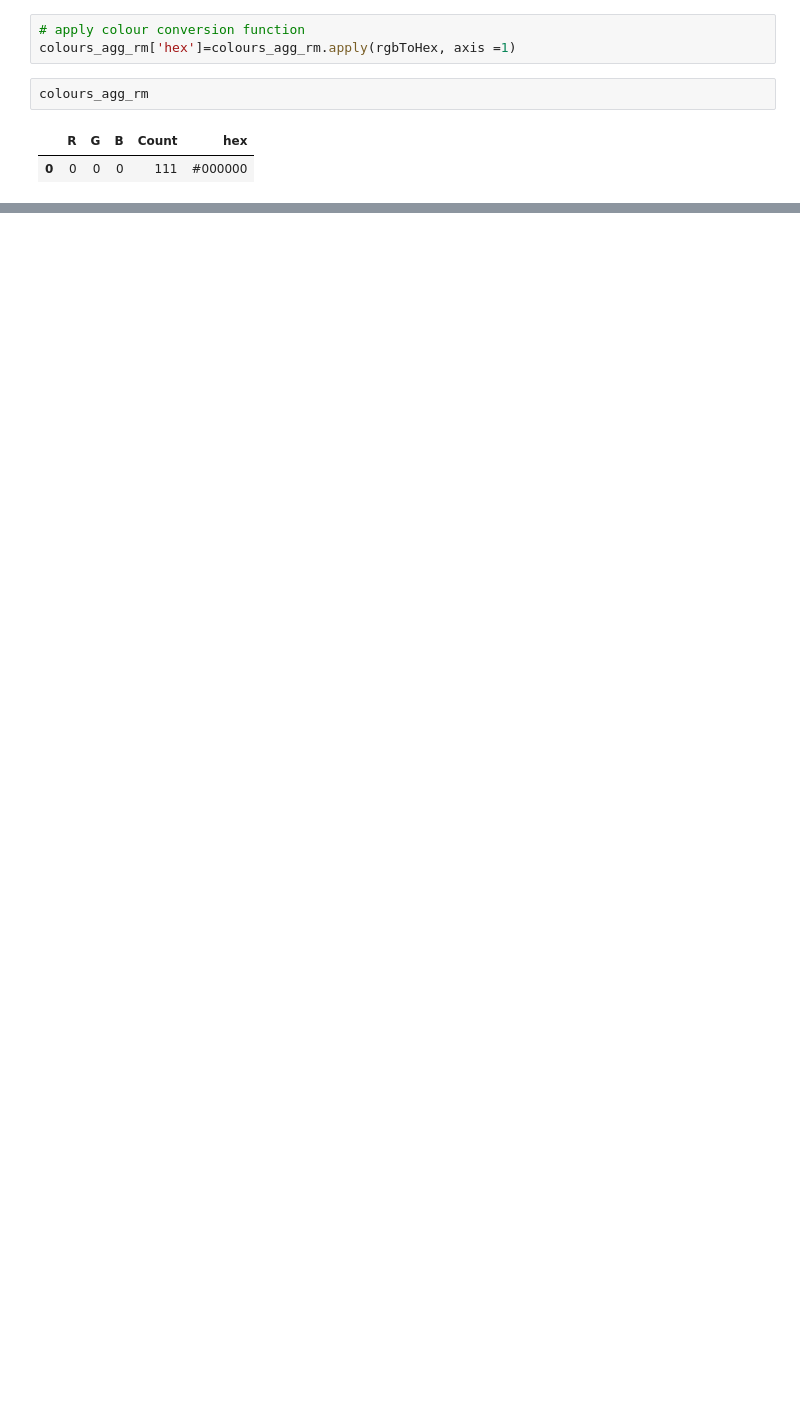
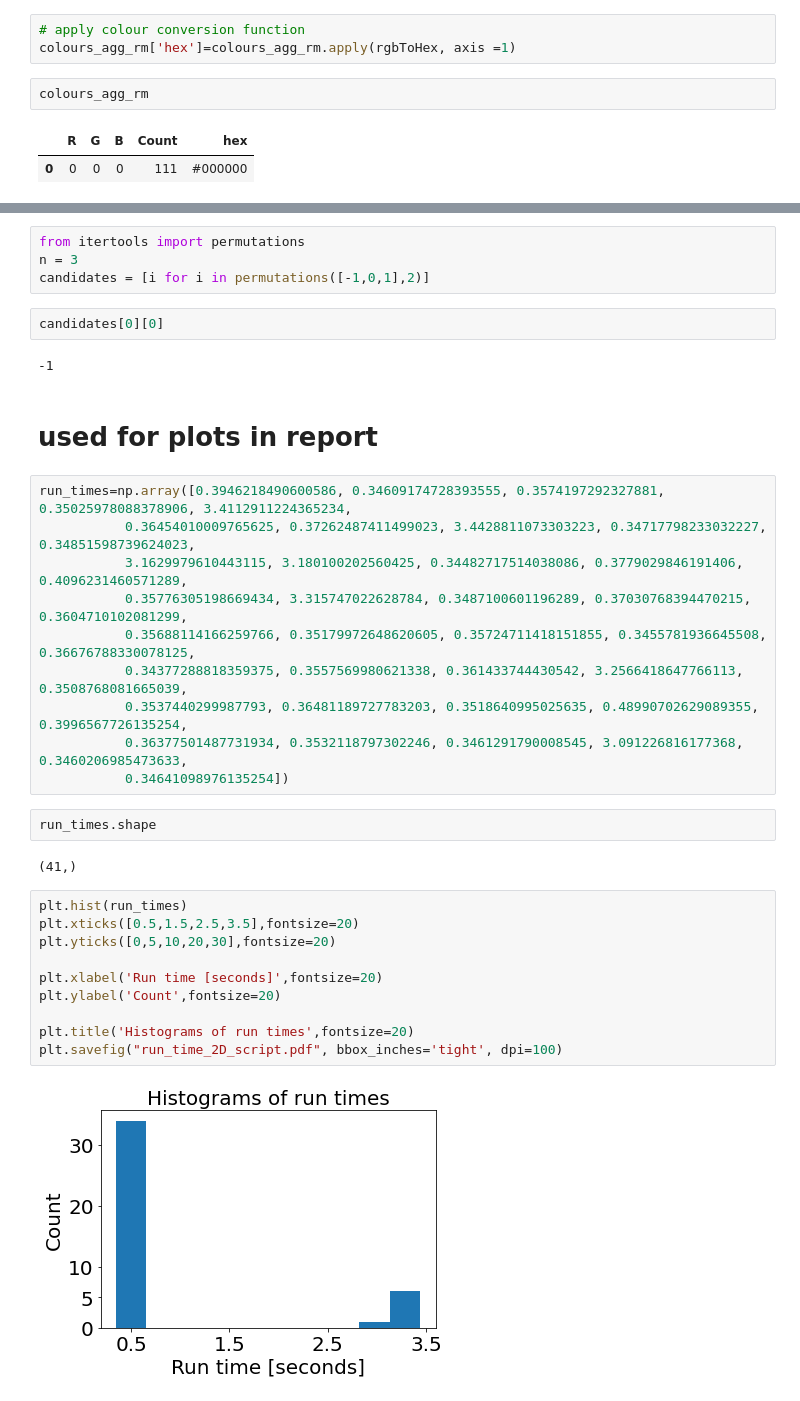
Before and after one commit to Shee-Ra/computer_vision, a Jupyter notebook: 2_2D_spatial_cross_correlation/notebooks/Exploring working with numpy and images.ipynb, the cells around one changed output, grey strips where cells are left out. Cells and saved outputs as stored; diff of their text form; blank space fills up the shorter version.

```diff
--- a/2_2D_spatial_cross_correlation/notebooks/Exploring working with numpy and images.ipynb
+++ b/2_2D_spatial_cross_correlation/notebooks/Exploring working with numpy and images.ipynb
@@ -304,0 +312,36 @@ plot
+# %%
+from itertools import permutations
+n = 3
+candidates = [i for i in permutations([-1,0,1],2)]
+# %%
+candidates[0][0]
+# %% [output]
+-1
+# %% [markdown]
+# used for plots in report
+# %%
+run_times=np.array([0.3946218490600586, 0.34609174728393555, 0.3574197292327881, 0.35025978088378906, 3.4112911224365234,
+           0.36454010009765625, 0.37262487411499023, 3.4428811073303223, 0.34717798233032227, 0.34851598739624023,
+           3.1629979610443115, 3.180100202560425, 0.34482717514038086, 0.3779029846191406, 0.4096231460571289,
+           0.35776305198669434, 3.315747022628784, 0.3487100601196289, 0.37030768394470215, 0.3604710102081299,
+           0.35688114166259766, 0.35179972648620605, 0.35724711418151855, 0.3455781936645508, 0.36676788330078125,
+           0.34377288818359375, 0.3557569980621338, 0.361433744430542, 3.2566418647766113, 0.3508768081665039,
+           0.3537440299987793, 0.36481189727783203, 0.3518640995025635, 0.48990702629089355, 0.3996567726135254,
+           0.36377501487731934, 0.3532118797302246, 0.3461291790008545, 3.091226816177368, 0.3460206985473633,
+           0.34641098976135254])
+# %%
+run_times.shape
+# %% [output]
+(41,)
+# %%
+plt.hist(run_times)
+plt.xticks([0.5,1.5,2.5,3.5],fontsize=20)
+plt.yticks([0,5,10,20,30],fontsize=20)
+
+plt.xlabel('Run time [seconds]',fontsize=20)
+plt.ylabel('Count',fontsize=20)
+
+plt.title('Histograms of run times',fontsize=20)
+plt.savefig("run_time_2D_script.pdf", bbox_inches='tight', dpi=100)
+# %% [output]
+[figure, added]
```
Also changed, not shown: parts of 11 cells of this notebook, 2 other files.
